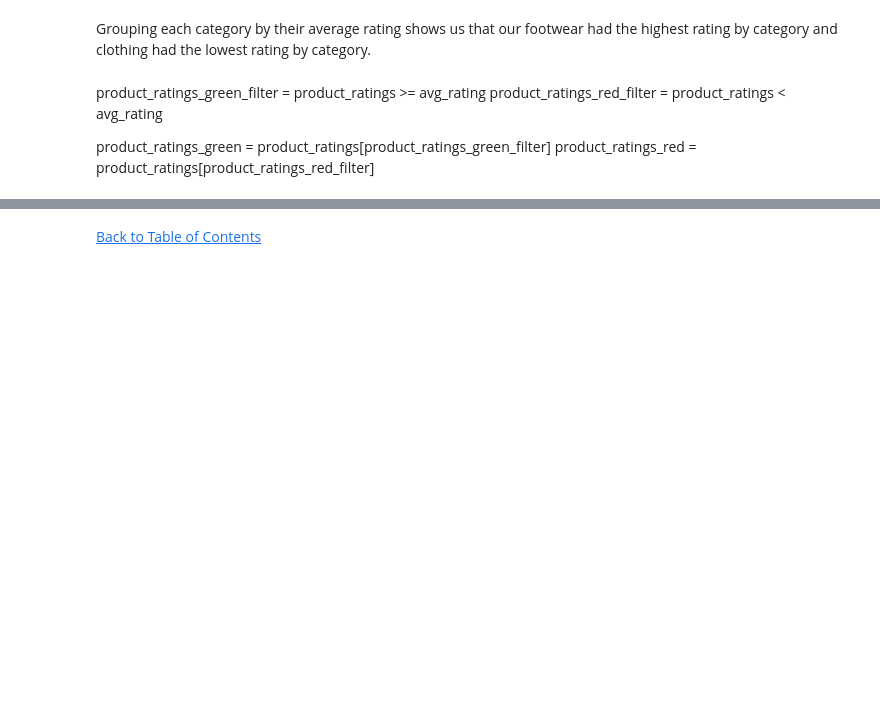
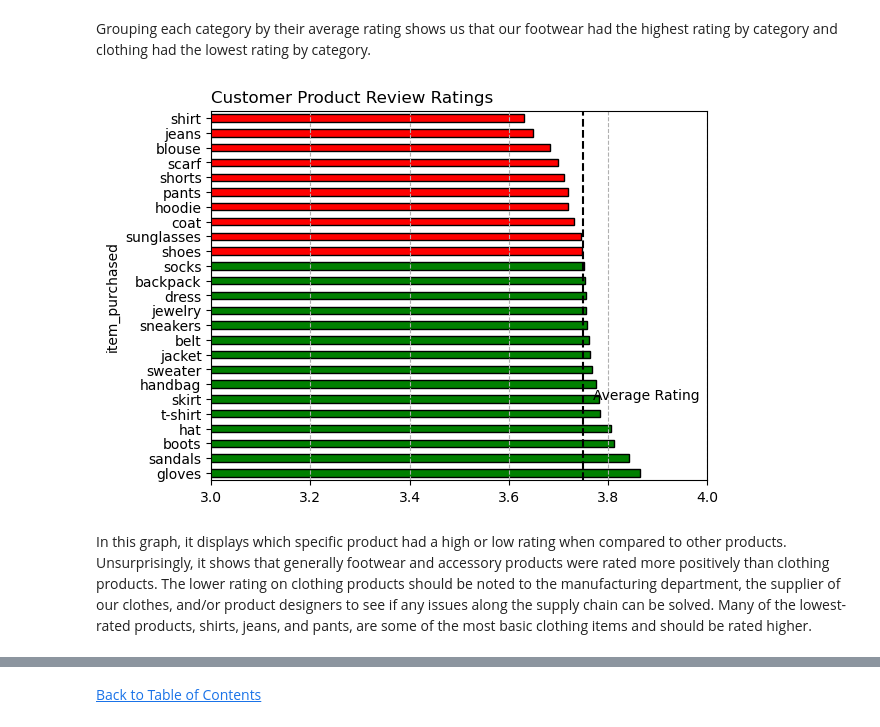
Before and after one commit to jasondo-da/shopping_behavior_analysis, a Jupyter notebook: shopping_behavior_analysis.ipynb, the cells around one changed output, grey strips where cells are left out. Cells and saved outputs as stored; diff of their text form; code cells hidden in the pictures; blank space fills up the shorter version.

```diff
--- a/shopping_behavior_analysis.ipynb
+++ b/shopping_behavior_analysis.ipynb
@@ -360,33 +634,31 @@ plt.show()
 # %% [markdown]
 Grouping each category by their average rating shows us that our footwear had the highest rating by category and clothing had the lowest rating by category.
-# %% [markdown]
-product_ratings_green_filter = product_ratings >= avg_rating
-product_ratings_red_filter = product_ratings < avg_rating
-
-product_ratings_green = product_ratings[product_ratings_green_filter]
-product_ratings_red = product_ratings[product_ratings_red_filter]
 # %%
 product_ratings = df.groupby(['item_purchased'])['customer_rating'].mean().sort_values(ascending=False)
 avg_rating = df['customer_rating'].mean()
 
 col = []
 for i in product_ratings:
     if i >= avg_rating:
         col.append('green')
     else:
         col.append('red')
 
 product_ratings.plot(kind='barh',
                      color=col,
                      edgecolor='black')
 plt.title('Customer Product Review Ratings', loc='left')
 plt.axvline(x=avg_rating,
             color='black',
             linestyle='--')
-plt.text(3.77, 4.5, 'Average Rating')
+plt.text(3.77, 5, 'Average Rating')
 plt.grid(axis='x', linestyle='--')
 plt.xlim([3,4])
 plt.show()
+# %% [output]
+[figure, added]
+# %% [markdown]
+In this graph, it displays which specific product had a high or low rating when compared to other products. Unsurprisingly, it shows that generally footwear and accessory products were rated more positively than clothing products. The lower rating on clothing products should be noted to the manufacturing department, the supplier of our clothes, and/or product designers to see if any issues along the supply chain can be solved. Many of the lowest-rated products, shirts, jeans, and pants, are some of the most basic clothing items and should be rated higher.
 # %%
 sns.boxplot(df, x=df['item_purchased'], y=df['age'], width=0.5)
 sns.despine(offset=10, trim=True)
```
Also changed, not shown: parts of 72 cells of this notebook.
